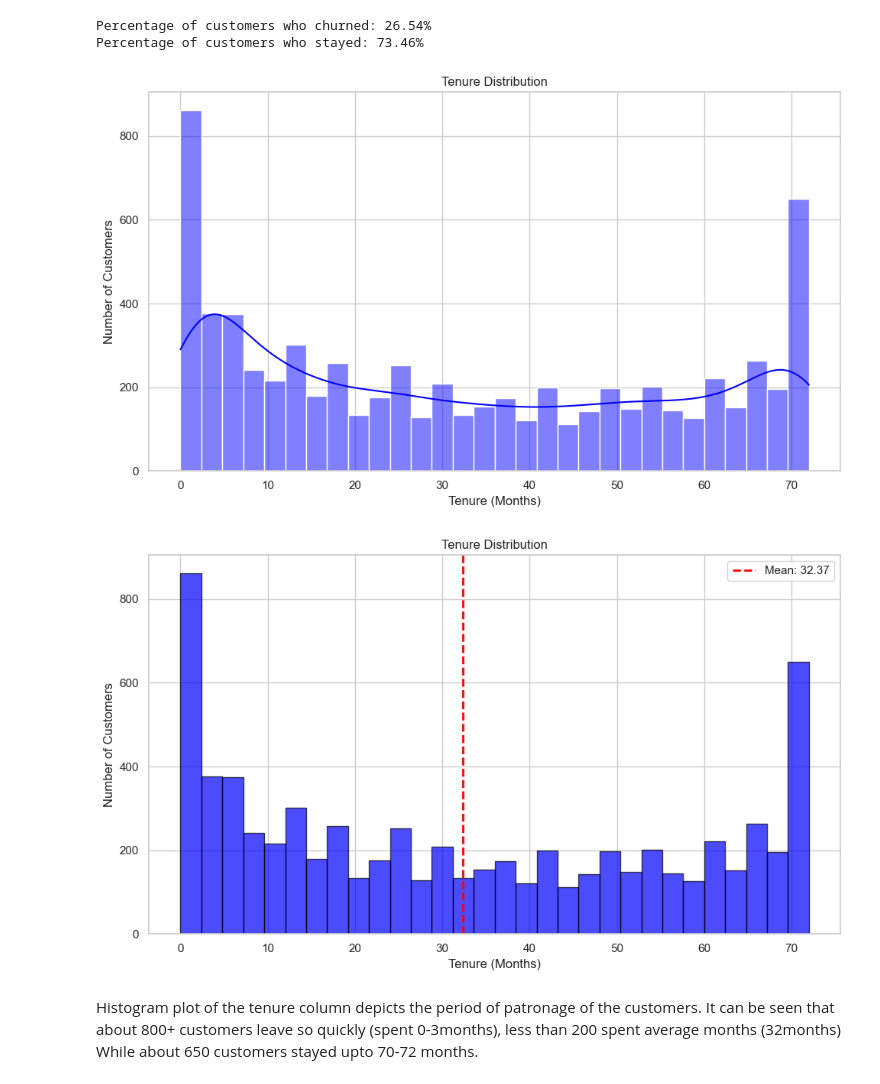
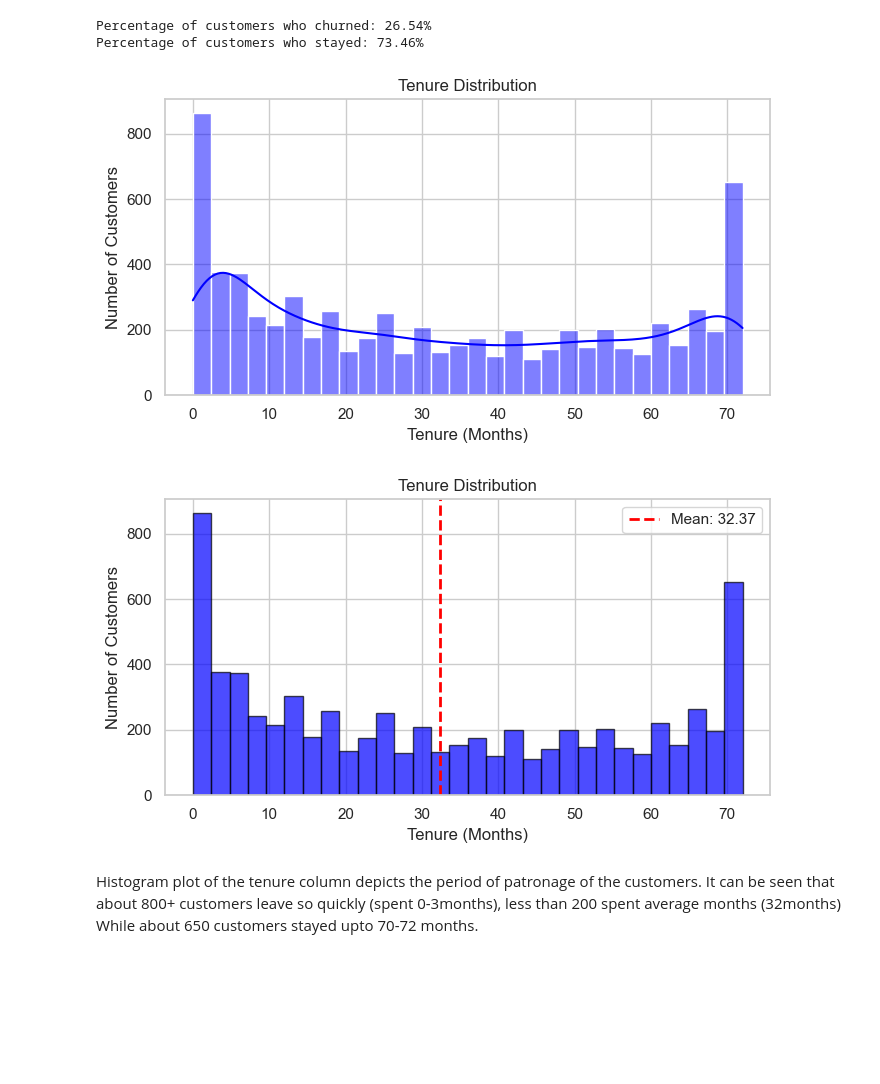
Before and after one commit to D-Photon/Customer_Churn, a Jupyter notebook: custchurn.ipynb, the cells around one changed output. Drawn from its saved outputs; the diff is of its cells as text; code cells hidden in the pictures; blank space fills up the shorter version.

```diff
--- a/custchurn.ipynb
+++ b/custchurn.ipynb
@@ -208,10 +209,24 @@ for col in df.columns:
 
 # Map the target variable to binary values
 binary_map = {'Yes': 1, 'No': 0, 'Male': 1, 'Female': 0}
-binary_cols = ['gender', 'Partner', 'Dependents', 'PhoneService', 'MultipleLines', 'OnlineSecurity',
-               'OnlineBackup', 'DeviceProtection', 'TechSupport', 'StreamingTV', 'StreamingMovies', 'PaperlessBilling']
+
+binary_cols = ['gender', 'Partner', 'Dependents', 'PhoneService',
+               'MultipleLines', 'OnlineSecurity', 'OnlineBackup',
+               'DeviceProtection', 'TechSupport', 'StreamingTV',
+               'StreamingMovies', 'PaperlessBilling']
+
 for col in binary_cols:
     df[col] = df[col].map(binary_map)
+# %%
+
+# Convert categorical variables to dummy variables, One hot encoding
+df = pd.get_dummies(df, columns=['InternetService', 'Contract', 'PaymentMethod'], drop_first=False)
 # %%
+
 # convert the target variable to binary values
-df['Churn'] = df['Churn'].map(binary_map)
+df['Churn'] = df['Churn'].map({'Yes': 1, 'No': 0})
+
+
+print(f"New Shape of the dataset: {df.shape}")
+print(f"\nChurn counts:\n{df['Churn'].value_counts()}")
+print(f"\nSample of new columns:\n{df.columns.tolist()}")
@@ -225,3 +243,0 @@ Name: count, dtype: int64
-# %%
-# Convert categorical variables to dummy variables
-df = pd.get_dummies(df, columns=['InternetService', 'Contract', 'PaymentMethod'], drop_first=True)
@@ -308,17 +315,17 @@ Percentage of customers who churned: 26.54%
 Percentage of customers who stayed: 73.46%
 # %%
 # Tenure distribution
-plt.figure(figsize=(10, 6))
+plt.figure(figsize=(7, 4))
 sns.histplot(data=df, x='tenure', bins=30, kde=True, color='blue')
 plt.title('Tenure Distribution')
 plt.xlabel('Tenure (Months)')
 plt.ylabel('Number of Customers')
 plt.tight_layout()
 plt.show()
 # %% [output]
-[figure, old version]
+[figure, new version]
 # %%
-plt.figure(figsize=(10, 6))
+plt.figure(figsize=(7, 4))
 plt.hist(df['tenure'], bins=30, color='blue', edgecolor='black', alpha=0.7)
 plt.axvline(df['tenure'].mean(), color='red', linestyle='dashed', linewidth=2, label=f'Mean: {df["tenure"].mean():.2f}')
 plt.title('Tenure Distribution')
@@ -328,7 +335,7 @@ plt.legend()
 plt.tight_layout()
 plt.show()
 # %% [output]
-[figure, old version]
+[figure, new version]
 # %% [markdown]
 Histogram plot of the tenure column depicts the period of patronage of the customers.
 It can be seen that about 800+ customers leave so quickly (spent 0-3months), less than 200 spent average months (32months)
```
Also changed, not shown: parts of 84 cells of this notebook, 9 other files.
